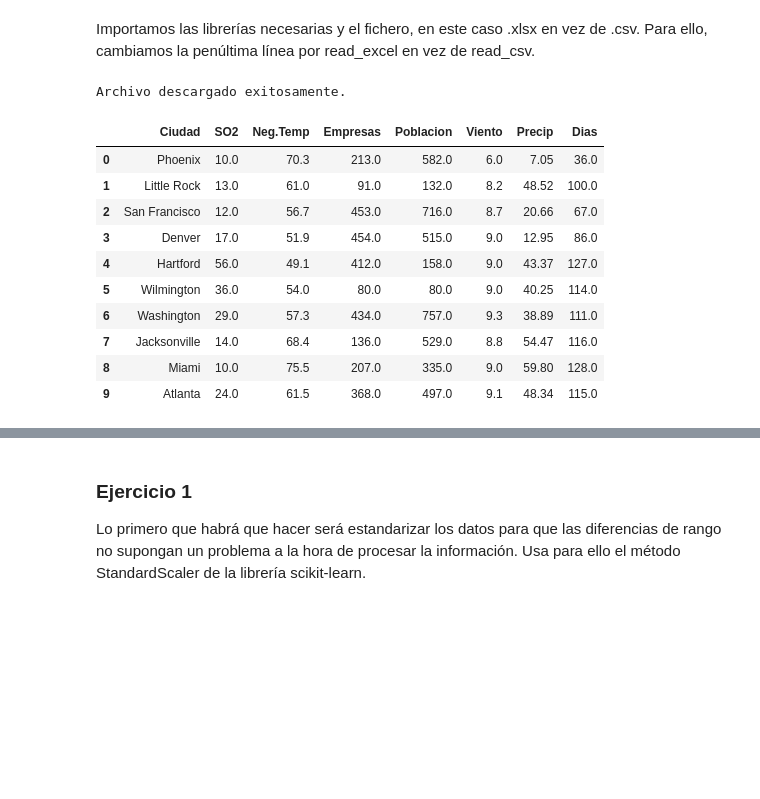
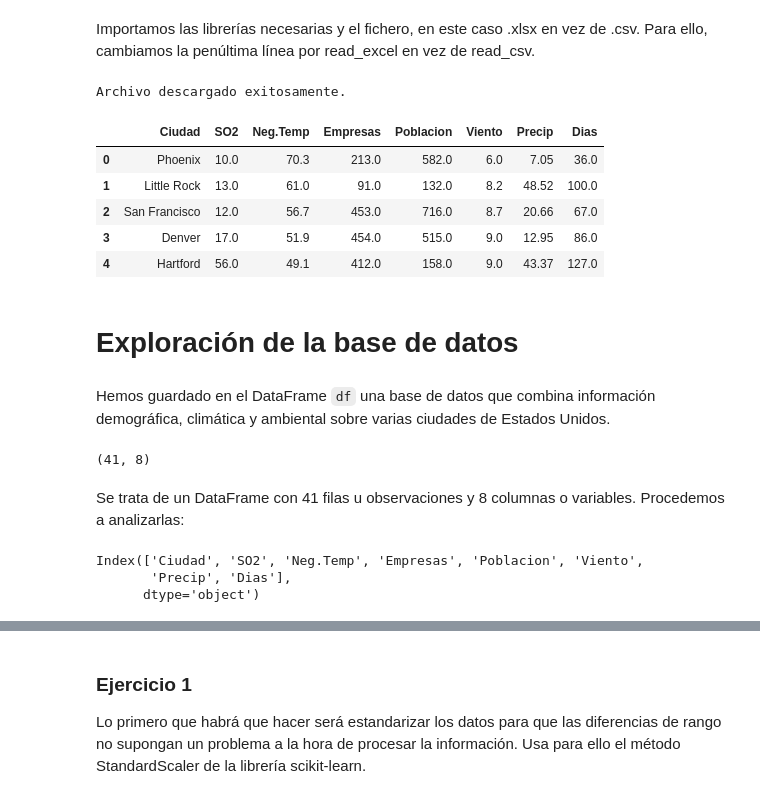
Before and after one commit to CeliaDiazSanchez/Data-Mining, a Jupyter notebook: LAB01.ipynb, the cells around one changed output, grey strips where cells are left out. Saved outputs shown, nothing was run; the diff lists cells and outputs as text; code cells hidden in the pictures; blank space fills up the shorter version.

Commit message:
añadido exploración inicial de la base de datos de la práctica3

```diff
--- a/LAB01.ipynb
+++ b/LAB01.ipynb
@@ -623,36 +623,47 @@ from sklearn.preprocessing import StandardScaler
 from sklearn.decomposition import PCA
 import matplotlib.pyplot as plt
 import seaborn as sns
 from mpl_toolkits.mplot3d import Axes3D
 import numpy as np
 
 # URL del archivo CSV en GitHub
 url = "https://raw.githubusercontent.com/CeliaDiazSanchez/Data-Mining/LAB01/USA.xlsx"
 # Realizar la solicitud GET para obtener el contenido del archivo
 response = requests.get(url)
 
 # Verificar si la solicitud fue exitosa (código de estado 200)
 if response.status_code == 200:
     # Guardar el contenido del archivo en un archivo local
     with open('USA.xlsx', 'wb') as f:
         f.write(response.content)
     print("Archivo descargado exitosamente.")
 else:
     print("Error al descargar el archivo.")
 
 # Cargar el archivo CSV en un DataFrame de pandas
 df = pd.read_excel('USA.xlsx')
-df.head(10)
+df.head(5)
 # %% [output]
 Archivo descargado exitosamente.
 |  | Ciudad | SO2 | Neg.Temp | Empresas | Poblacion | Viento | Precip | Dias |
 | 0 | Phoenix | 10.0 | 70.3 | 213.0 | 582.0 | 6.0 | 7.05 | 36.0 |
 | 1 | Little Rock | 13.0 | 61.0 | 91.0 | 132.0 | 8.2 | 48.52 | 100.0 |
 | 2 | San Francisco | 12.0 | 56.7 | 453.0 | 716.0 | 8.7 | 20.66 | 67.0 |
 | 3 | Denver | 17.0 | 51.9 | 454.0 | 515.0 | 9.0 | 12.95 | 86.0 |
 | 4 | Hartford | 56.0 | 49.1 | 412.0 | 158.0 | 9.0 | 43.37 | 127.0 |
-| 5 | Wilmington | 36.0 | 54.0 | 80.0 | 80.0 | 9.0 | 40.25 | 114.0 |
-| 6 | Washington | 29.0 | 57.3 | 434.0 | 757.0 | 9.3 | 38.89 | 111.0 |
-| 7 | Jacksonville | 14.0 | 68.4 | 136.0 | 529.0 | 8.8 | 54.47 | 116.0 |
-| 8 | Miami | 10.0 | 75.5 | 207.0 | 335.0 | 9.0 | 59.80 | 128.0 |
-| 9 | Atlanta | 24.0 | 61.5 | 368.0 | 497.0 | 9.1 | 48.34 | 115.0 |
+# %% [markdown]
+# Exploración de la base de datos
+# %% [markdown]
+Hemos guardado en el DataFrame `df` una base de datos que combina información demográfica, climática y ambiental sobre varias ciudades de Estados Unidos.
+# %%
+df.shape
+# %% [output]
+(41, 8)
+# %% [markdown]
+Se trata de un DataFrame con 41 filas u observaciones y 8 columnas o variables. Procedemos a analizarlas:
+# %%
+df.columns
+# %% [output]
+Index(['Ciudad', 'SO2', 'Neg.Temp', 'Empresas', 'Poblacion', 'Viento',
+       'Precip', 'Dias'],
+      dtype='object')
```
Also changed, not shown: parts of 11 cells of this notebook.
